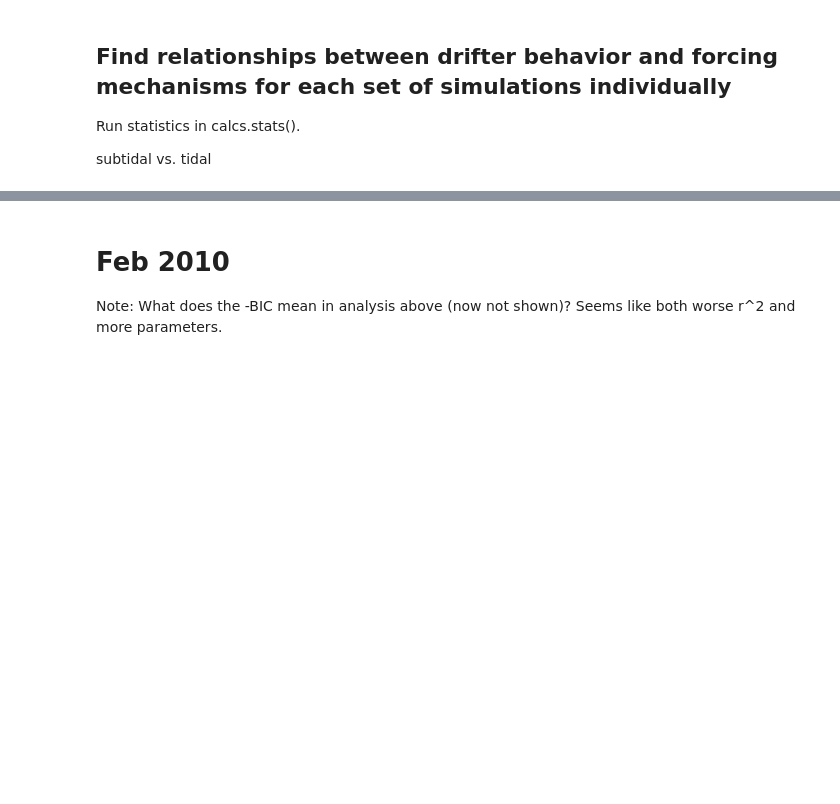
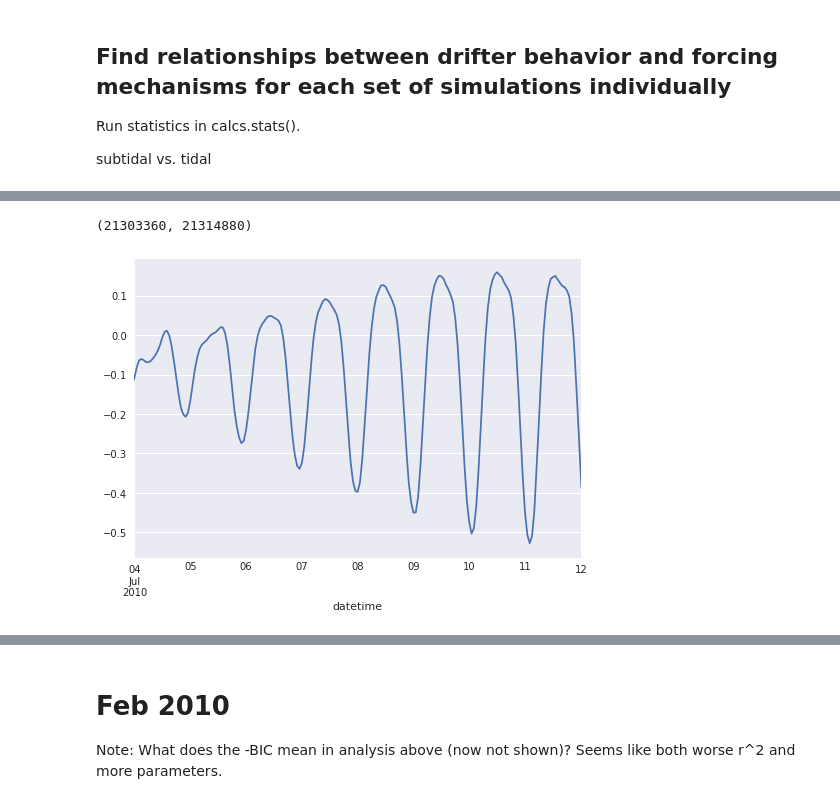
Before and after one commit to kthyng/bay, a Jupyter notebook: summary.ipynb, the cells around one changed output, grey strips where cells are left out. Drawn from its saved outputs; the diff is of its cells as text; code cells hidden in the pictures; blank space fills up the shorter version.

```diff
--- a/summary.ipynb
+++ b/summary.ipynb
@@ -226,0 +302,6 @@ theta_shifted    1.144705e-305
+# %%
+df['zeta'].plot()
+plt.xlim('2010-07-04','2010-07-12')
+# %% [output]
+(21303360, 21314880)
+[figure, added]
```
Also changed, not shown: parts of 7 cells of this notebook, 2 other files.
